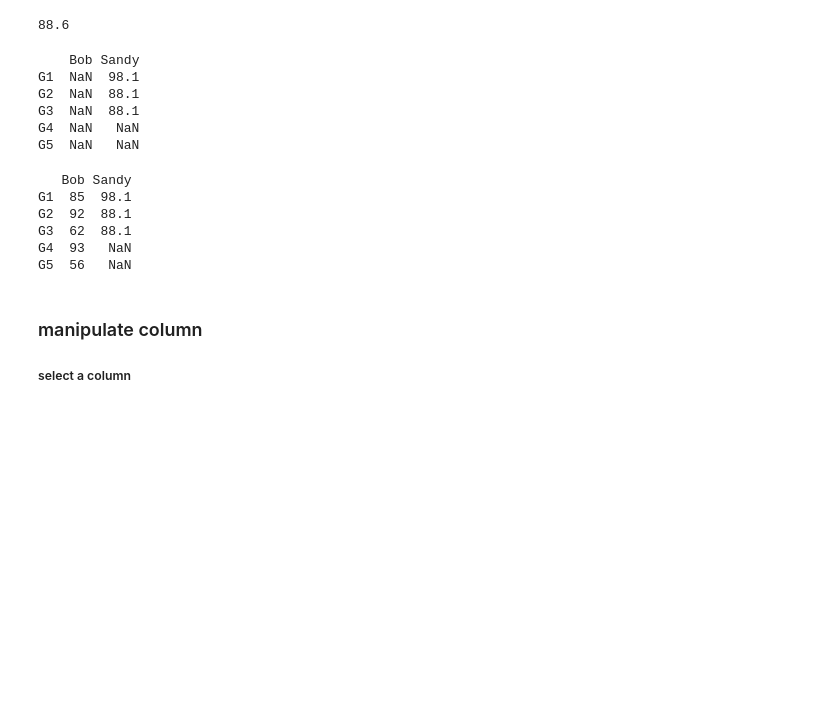
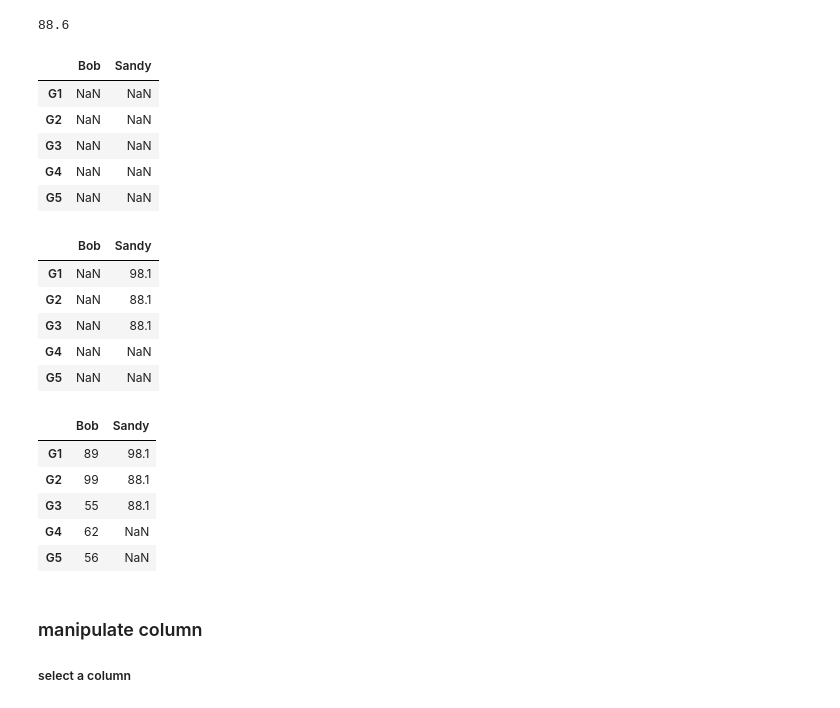
Before and after one commit to Butterflyer043/My-projects, a Jupyter notebook: Note/python note.ipynb, the cells around one changed output. Cells and saved outputs as stored; diff of their text form; code cells hidden in the pictures; blank space fills up the shorter version.

```diff
--- a/Note/python note.ipynb
+++ b/Note/python note.ipynb
@@ -170,30 +178,39 @@ dtype: object
 gradeBookDF.iloc[1,2] # grade2 + student3  # row，column
 # %% [output]
 88.6
+# %%
+Gradebook2
+# %% [output]
+|  | Bob | Sandy |
+| G1 | NaN | NaN |
+| G2 | NaN | NaN |
+| G3 | NaN | NaN |
+| G4 | NaN | NaN |
+| G5 | NaN | NaN |
 # %%
 Gradebook2.loc["G1","Sandy"]=98.1
 Gradebook2.loc[["G2","G3"],"Sandy"]=88.1 # row，column
-print(Gradebook2)
+Gradebook2
 # %% [output]
-    Bob Sandy
-G1  NaN  98.1
-G2  NaN  88.1
-G3  NaN  88.1
-G4  NaN   NaN
-G5  NaN   NaN
+|  | Bob | Sandy |
+| G1 | NaN | 98.1 |
+| G2 | NaN | 88.1 |
+| G3 | NaN | 88.1 |
+| G4 | NaN | NaN |
+| G5 | NaN | NaN |
 # %%
 import random #import 数据
 for i in Gradebook2.index:
     Gradebook2.loc[i,"Bob"]=random.randint(50,100)
     #print(Gradebook2)
-print(Gradebook2)
+Gradebook2
 # %% [output]
-   Bob Sandy
-G1  85  98.1
-G2  92  88.1
-G3  62  88.1
-G4  93   NaN
-G5  56   NaN
+|  | Bob | Sandy |
+| G1 | 89 | 98.1 |
+| G2 | 99 | 88.1 |
+| G3 | 55 | 88.1 |
+| G4 | 62 | NaN |
+| G5 | 56 | NaN |
 # %% [markdown]
 ### manipulate column
 ##### select a column
```
Also changed, not shown: parts of 11 cells of this notebook, 11 other files.
